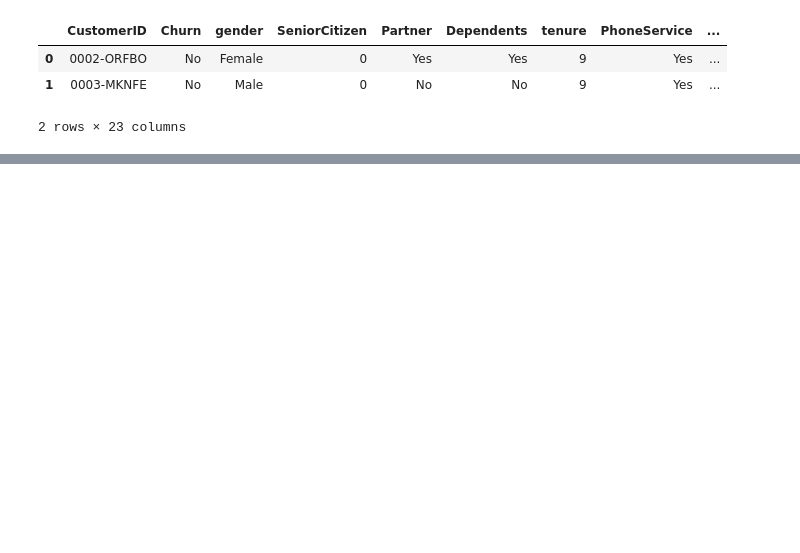
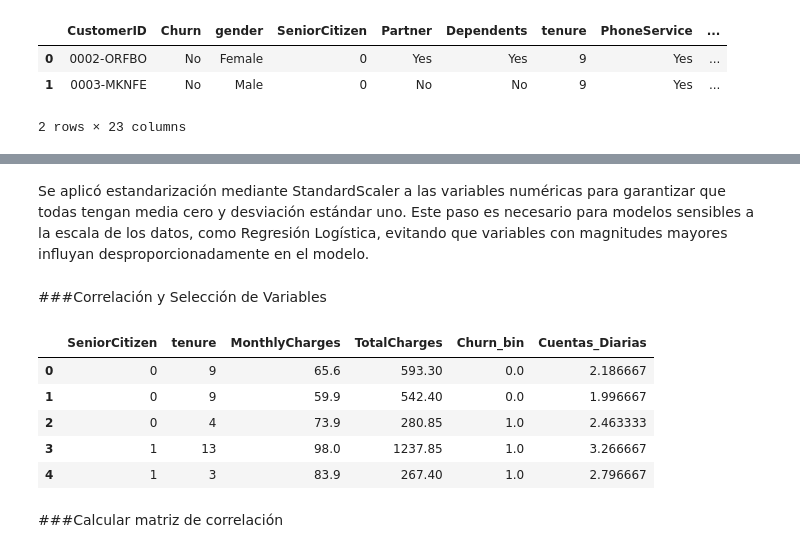
Before and after one commit to Pameta1/TelecomX_2, a Jupyter notebook: TelecomX_2.ipynb, the cells around one changed output, grey strips where cells are left out. Cells and saved outputs as stored; diff of their text form; code cells hidden in the pictures; blank space fills up the shorter version.

```diff
--- a/TelecomX_2.ipynb
+++ b/TelecomX_2.ipynb
@@ -73,0 +246,19 @@ preprocesador = ColumnTransformer(
+# %% [markdown]
+Se aplicó estandarización mediante StandardScaler a las variables numéricas para garantizar que todas tengan media cero y desviación estándar uno. Este paso es necesario para modelos sensibles a la escala de los datos, como Regresión Logística, evitando que variables con magnitudes mayores influyan desproporcionadamente en el modelo.
+# %% [markdown]
+###Correlación y Selección de Variables
+# %%
+# Seleccionar solo variables numéricas
+
+variables_numericas = datos_cliente.select_dtypes(include=['int64','float64'])
+
+variables_numericas.head()
+# %% [output]
+|  | SeniorCitizen | tenure | MonthlyCharges | TotalCharges | Churn_bin | Cuentas_Diarias |
+| 0 | 0 | 9 | 65.6 | 593.30 | 0.0 | 2.186667 |
+| 1 | 0 | 9 | 59.9 | 542.40 | 0.0 | 1.996667 |
+| 2 | 0 | 4 | 73.9 | 280.85 | 1.0 | 2.463333 |
+| 3 | 1 | 13 | 98.0 | 1237.85 | 1.0 | 3.266667 |
+| 4 | 1 | 3 | 83.9 | 267.40 | 1.0 | 2.796667 |
+# %% [markdown]
+###Calcular matriz de correlación
```
Also changed, not shown: parts of 39 cells of this notebook.
